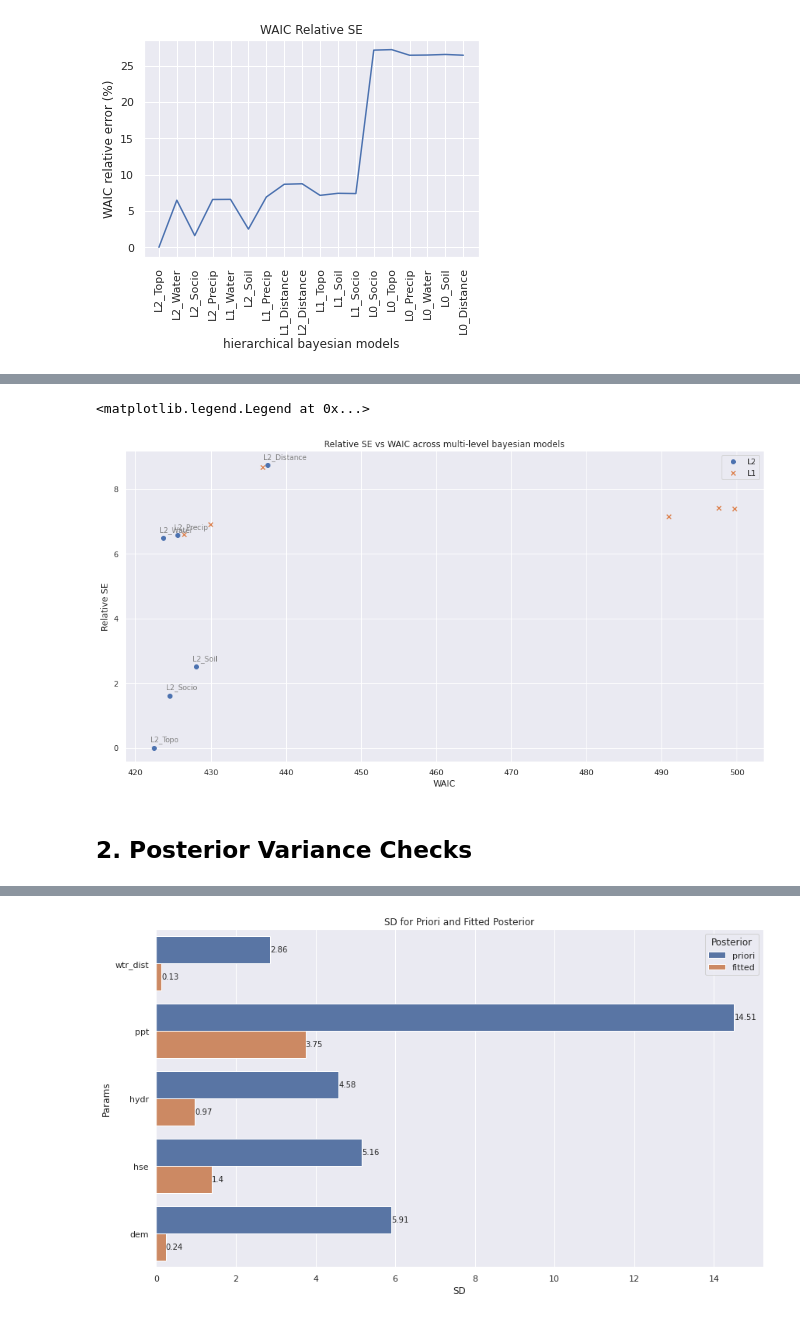
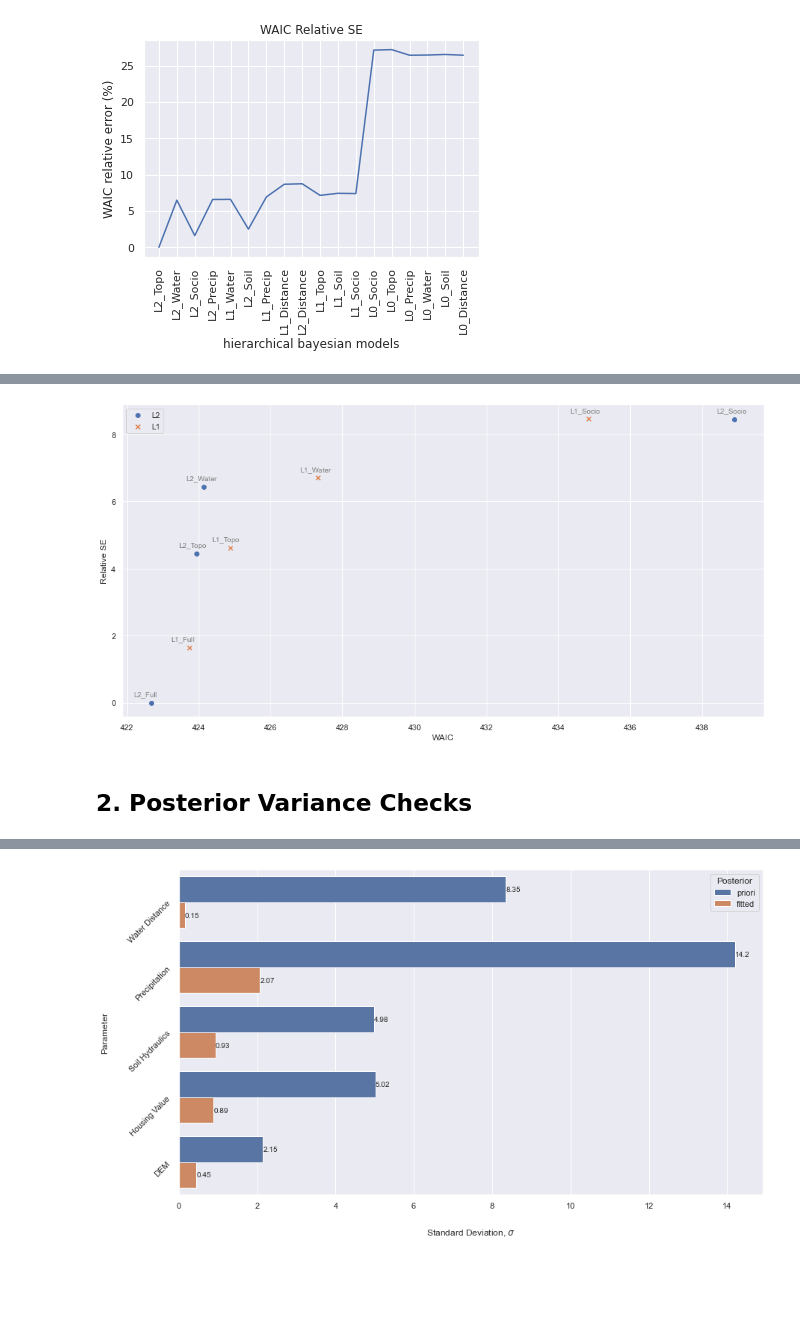
Before and after one commit to juannat7/bayesian_septic, a Jupyter notebook: notebooks/03_goodness_of_fit.ipynb, the cells around one changed output, grey strips where cells are left out. Saved outputs shown, nothing was run; the diff lists cells and outputs as text; code cells hidden in the pictures; blank space fills up the shorter version.

Commit message:
produced figures, reproducibility, refactored models

```diff
--- a/notebooks/03_goodness_of_fit.ipynb
+++ b/notebooks/03_goodness_of_fit.ipynb
@@ -95,18 +93,18 @@ Text(0, 0.5, 'WAIC relative error (%)')
 [figure]
 # %%
 # Prettier graph: sort in the right order TODO: cleaner function to sort
-l2_sorter = ['L2_Precip', 'L2_Distance', 'L2_Water', 'L2_Soil', 'L2_Socio', 'L2_Topo']
-l2 = opt_waic_df[opt_waic_df['index'].str[:2] == 'L2'].set_index('index')
+l2_sorter = ['L2_Water', 'L2_Topo', 'L2_Socio', 'L2_Full']
+l2 = waic_df[waic_df['index'].str[:2] == 'L2'].set_index('index')
 l2 = l2.loc[l2_sorter]
 l2_waic, l2_dse = l2.waic.values, l2.dse.values
 
-l1_sorter = ['L1_Precip', 'L1_Distance', 'L1_Water', 'L1_Soil', 'L1_Socio', 'L1_Topo']
-l1 = opt_waic_df[opt_waic_df['index'].str[:2] == 'L1'].set_index('index')
+l1_sorter = ['L1_Water', 'L1_Topo', 'L1_Socio', 'L1_Full']
+l1 = waic_df[waic_df['index'].str[:2] == 'L1'].set_index('index')
 l1 = l1.loc[l1_sorter]
 l1_waic, l1_dse = l1.waic.values, l1.dse.values
 
-l0_sorter = ['L0_Precip', 'L0_Distance', 'L0_Water', 'L0_Soil', 'L0_Socio', 'L0_Topo']
-l0 = opt_waic_df[opt_waic_df['index'].str[:2] == 'L0'].set_index('index')
+l0_sorter = ['L0_Water', 'L0_Topo', 'L0_Socio', 'L0_Full']
+l0 = waic_df[waic_df['index'].str[:2] == 'L0'].set_index('index')
 l0 = l0.loc[l0_sorter]
 l0_waic, l0_dse = l0.waic.values, l0.dse.values
 # %%
@@ -157,20 +155,23 @@ ax.scatter(l2_waic, l2_dse, label='L2', marker='o')
 for i, txt in enumerate(l2.index.values):
     ax.annotate(txt, (l2_waic[i] - 0.5, l2_dse[i] + 0.2), fontsize=10, color='gray')
 
+for i, txt in enumerate(l1.index.values):
+    ax.annotate(txt, (l1_waic[i] - 0.5, l1_dse[i] + 0.2), fontsize=10, color='gray')
+
 ax.scatter(l1_waic, l1_dse, label='L1', marker='x')
-ax.set_title('Relative SE vs WAIC across multi-level bayesian models')
+# ax.set_title('Relative SE vs WAIC across multi-level bayesian models')
 ax.set_xlabel('WAIC')
 ax.set_ylabel('Relative SE')
 ax.legend()
+f.savefig('../docs/waic_se_l12.pdf', dpi=300)
 # %% [output]
-<matplotlib.legend.Legend at 0x...>
-[figure, old version]
+[figure, new version]
 # %% [markdown]
 ## 2. Posterior Variance Checks
 # %%
-with topo_model:
+with full_model:
     ppc = pm.sample_posterior_predictive(
-        topo_trace, var_names=['wtr_dist', 'ppt', 'hydr', 'hse', 'dem', 'failures']
+        full_trace, var_names=['wtr_dist', 'ppt', 'hydr', 'hse', 'dem', 'failures']
     )
 # %% [output]
 [interactive output not drawn]
@@ -188,10 +189,16 @@ fit_sig_df = pd.DataFrame({'Params': var_dict.keys(), 'SD': post_fit_var, 'Poste
 sig_df = pd.concat([init_var_df, fit_sig_df])
 # %%
 # Plotting
-plt.figure(figsize=(14, 8))
+f, ax = plt.subplots(figsize=(14, 8))
 ax = sns.barplot(x='SD', y='Params', hue='Posterior', data=sig_df, ci=None, orient='h')
-ax.set_title('SD for Priori and Fitted Posterior')
+# ax.set_title('SD for Priori and Fitted Posterior', size=16)
+ax.set_xlabel('Standard Deviation, $\sigma$', labelpad = 24)
+ax.set_ylabel('Parameter', labelpad = 24)
+labels = ['Water Distance', 'Precipitation', 'Soil Hydraulics', 'Housing Value', 'DEM']
+ax.set_yticklabels(labels)
+plt.yticks(rotation = 45)
 for i in ax.containers:
     ax.bar_label(i,)
+f.savefig('../docs/posterior_var.pdf', dpi=300)
 # %% [output]
-[figure, old version]
+[figure, new version]
```
Also changed, not shown: parts of 7 cells of this notebook, 22 other files.
